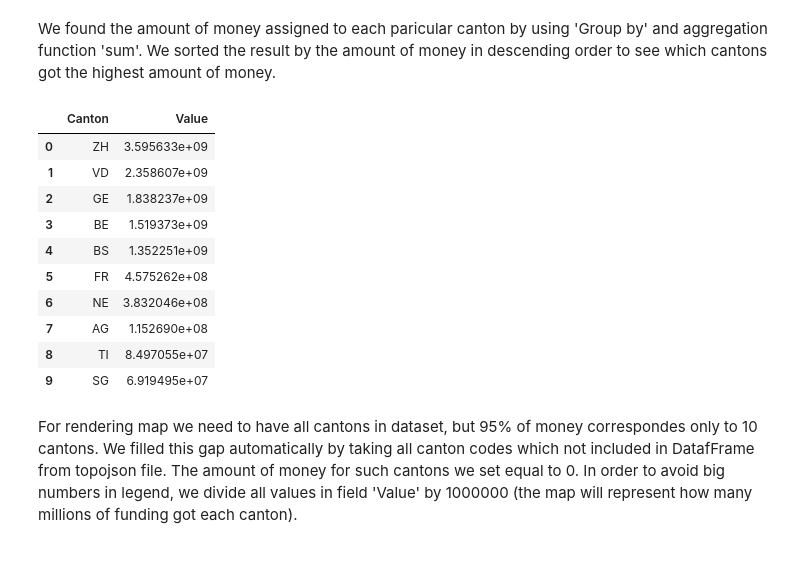
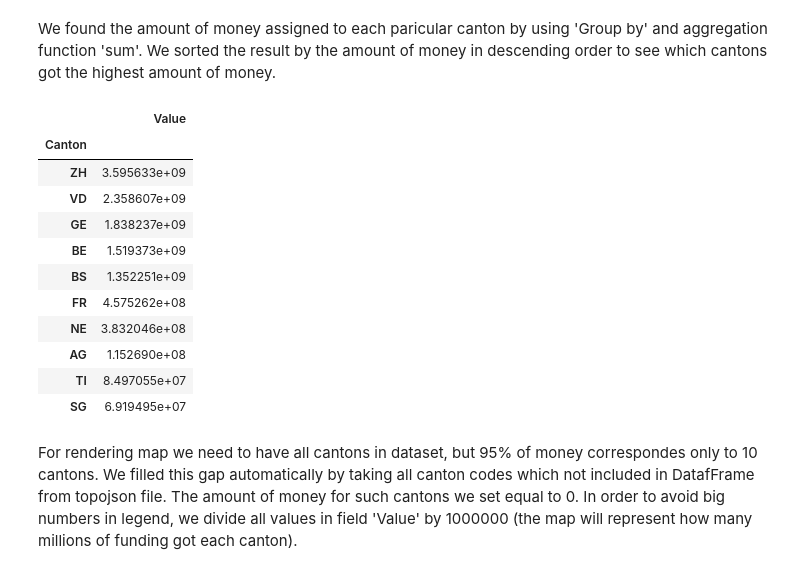
Before and after one commit to artem-s-shevchenko/ADA-homework, a Jupyter notebook: 03 - Interactive Viz/hw3.ipynb, the cells around one changed output. Cells and saved outputs as stored; diff of their text form; code cells hidden in the pictures.

```diff
--- a/03 - Interactive Viz/hw3.ipynb
+++ b/03 - Interactive Viz/hw3.ipynb
@@ -177,20 +177,20 @@ data_by_university
 We found the amount of money assigned to each paricular canton by using 'Group by' and aggregation function 'sum'. We sorted the result by the amount of money in descending order to see which cantons got the highest amount of money.
 # %%
 data_by_canton = data_by_university.groupby('Canton').sum().sort_values('Value', ascending=False)
-data_by_canton.reset_index(inplace = True) #need it for rendering map
 data_by_canton
 # %% [output]
-|  | Canton | Value |
-| 0 | ZH | 3.595633e+09 |
-| 1 | VD | 2.358607e+09 |
-| 2 | GE | 1.838237e+09 |
-| 3 | BE | 1.519373e+09 |
-| 4 | BS | 1.352251e+09 |
-| 5 | FR | 4.575262e+08 |
-| 6 | NE | 3.832046e+08 |
-| 7 | AG | 1.152690e+08 |
-| 8 | TI | 8.497055e+07 |
-| 9 | SG | 6.919495e+07 |
+|  | Value |
+| Canton |  |
+| ZH | 3.595633e+09 |
+| VD | 2.358607e+09 |
+| GE | 1.838237e+09 |
+| BE | 1.519373e+09 |
+| BS | 1.352251e+09 |
+| FR | 4.575262e+08 |
+| NE | 3.832046e+08 |
+| AG | 1.152690e+08 |
+| TI | 8.497055e+07 |
+| SG | 6.919495e+07 |
 # %% [markdown]
 For rendering map we need to have all cantons in dataset, but 95% of money correspondes only to 10 cantons. We filled this gap automatically by taking all canton codes which not included in DatafFrame from topojson file. The amount of money for such cantons we set equal to 0. In order to avoid big numbers in legend, we divide all values in field 'Value' by 1000000 (the map will represent how many millions of funding got each canton).
 # %%
```
Also changed, not shown: parts of 7 cells of this notebook, 1 other file.
